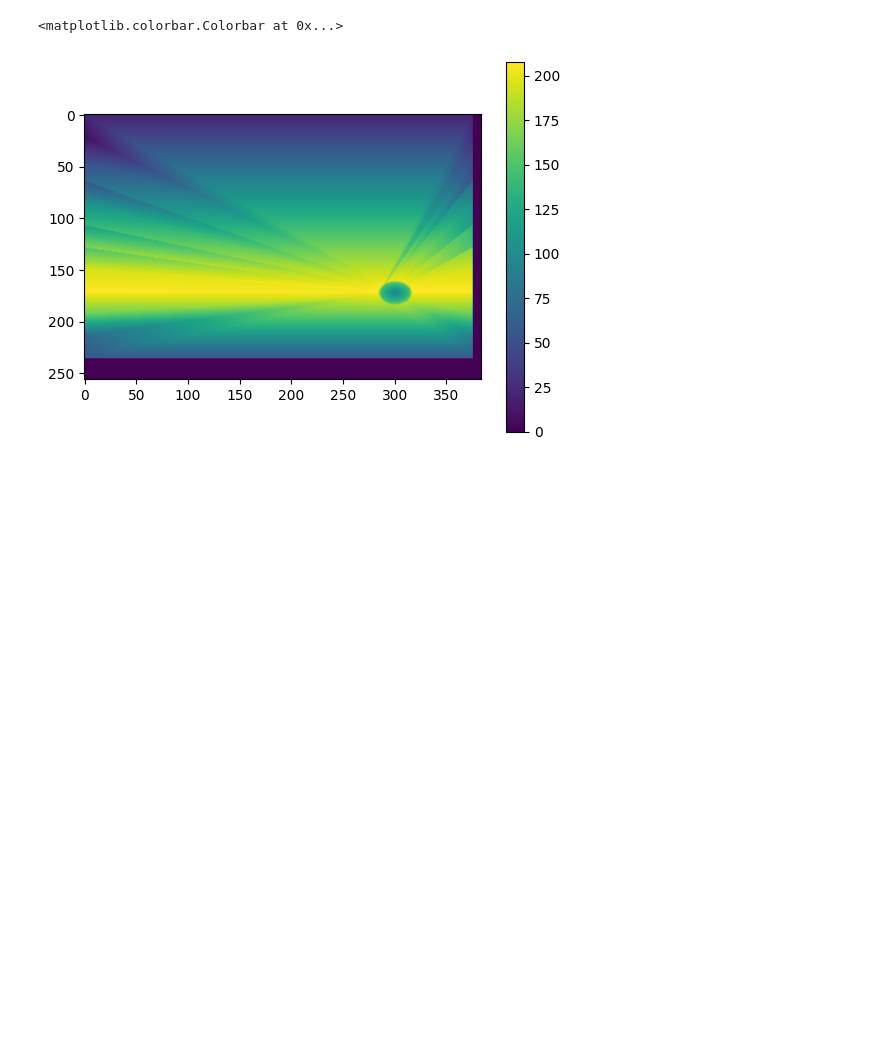
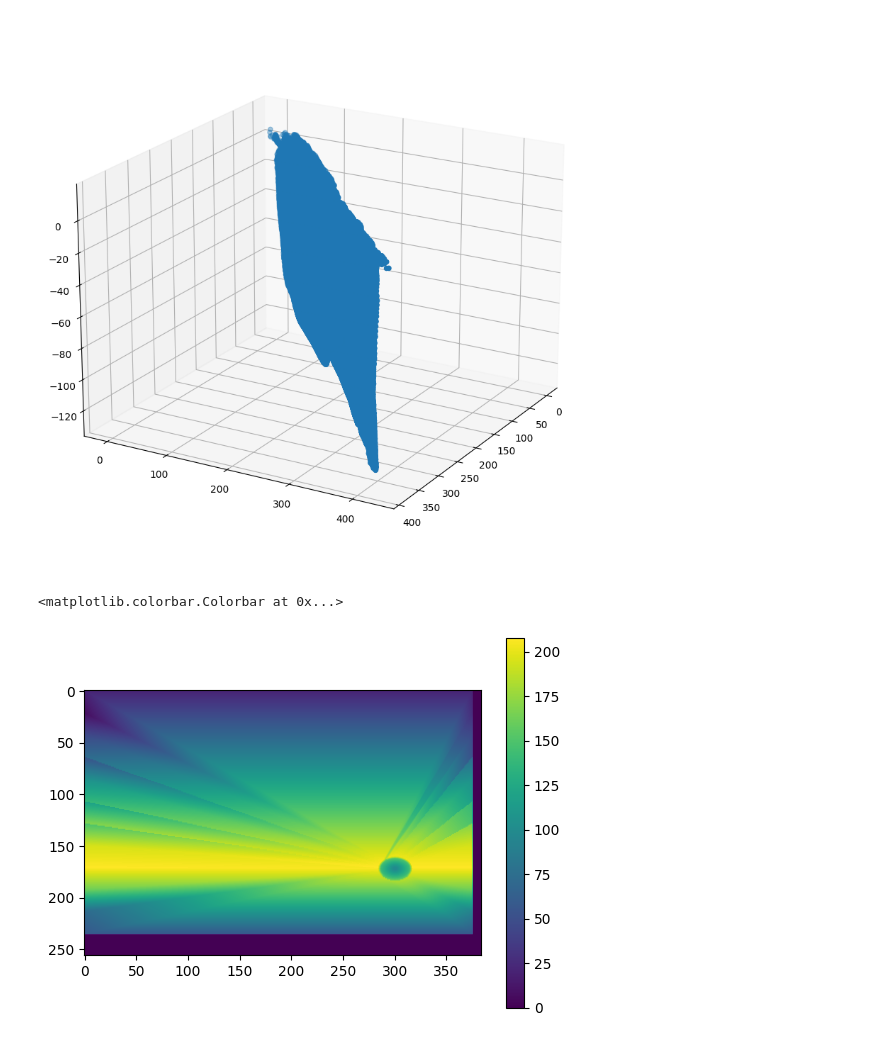
Before and after one commit to 1alex2lee/masters_3d, a Jupyter notebook: test.ipynb, the cells around one changed output. Cells and saved outputs as stored; diff of their text form; code cells hidden in the pictures; blank space fills up the shorter version.

```diff
--- a/test.ipynb
+++ b/test.ipynb
@@ -15,3 +39,11 @@ input = np.zeros((2,256,384))
+# %%
+fig = plt.figure(figsize = (10,10))
+ax = fig.add_subplot(111, projection='3d')
+ax.scatter(points[:,0], points[:,1], points[:,2])
+ax.view_init(azim=30, elev=20)
+plt.show()
+# %% [output]
+[figure, added]
 # %%
 x_max, x_min = np.max(points[:,0]), np.min(points[:,0])
 y_max, y_min = np.max(points[:,1]), np.min(points[:,1])
```
Also changed, not shown: parts of 8 cells of this notebook.
